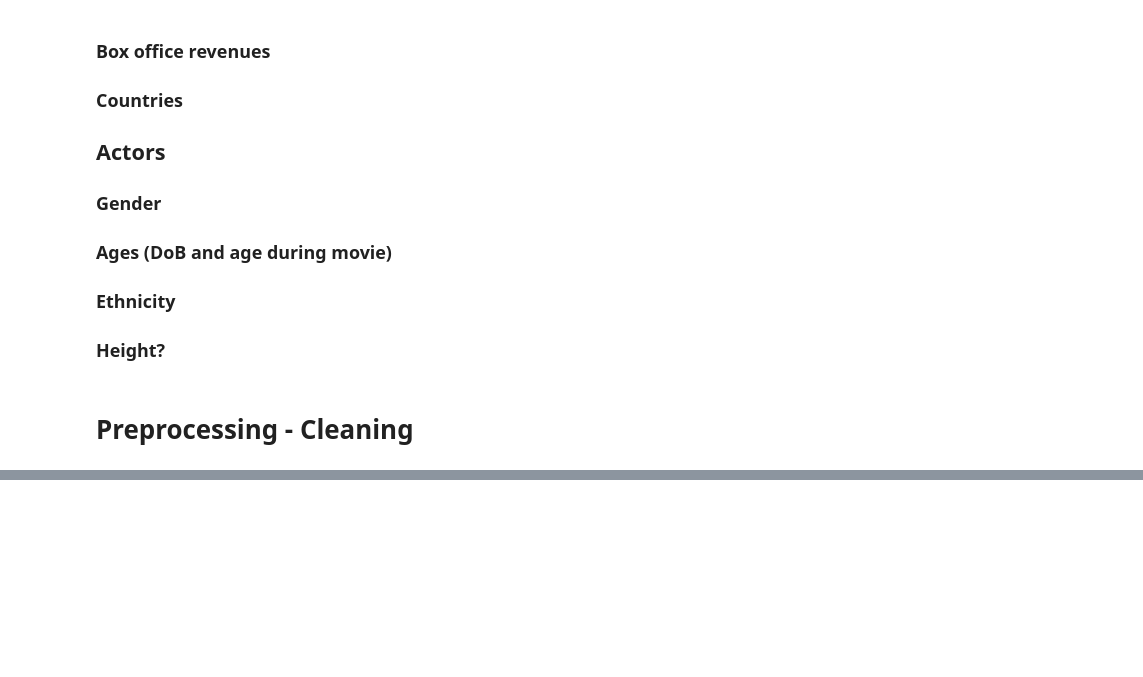
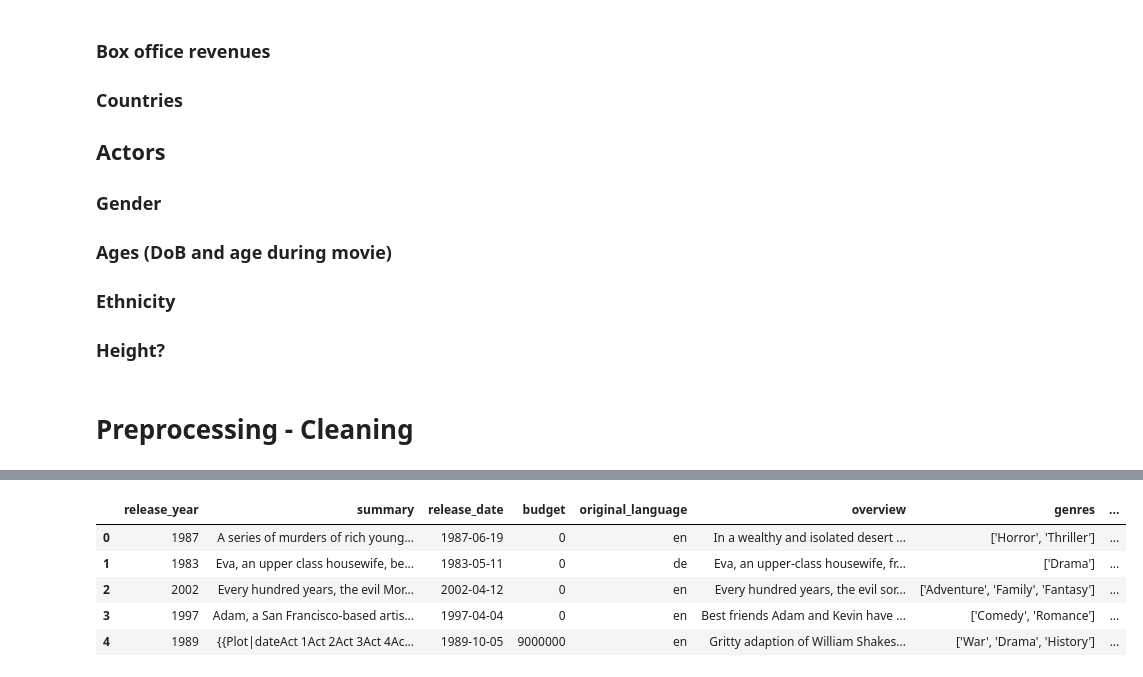
Before and after one commit to epfl-ada/ada-2024-project-databand, a Jupyter notebook: data_overview.ipynb, the cells around one changed output, grey strips where cells are left out. Drawn from its saved outputs; the diff is of its cells as text; code cells hidden in the pictures; blank space fills up the shorter version.

```diff
--- a/data_overview.ipynb
+++ b/data_overview.ipynb
@@ -195,0 +276,9 @@ Name: Lang names, dtype: object
+# %%
+df_combined.head()
+# %% [output]
+|  | release_year | summary | release_date | budget | original_language | overview | genres | ... |
+| 0 | 1987 | A series of murders of rich young... | 1987-06-19 | 0 | en | In a wealthy and isolated desert ... | ['Horror', 'Thriller'] | ... |
+| 1 | 1983 | Eva, an upper class housewife, be... | 1983-05-11 | 0 | de | Eva, an upper-class housewife, fr... | ['Drama'] | ... |
+| 2 | 2002 | Every hundred years, the evil Mor... | 2002-04-12 | 0 | en | Every hundred years, the evil sor... | ['Adventure', 'Family', 'Fantasy'] | ... |
+| 3 | 1997 | Adam, a San Francisco-based artis... | 1997-04-04 | 0 | en | Best friends Adam and Kevin have ... | ['Comedy', 'Romance'] | ... |
+| 4 | 1989 | {{Plot|dateAct 1Act 2Act 3Act 4Ac... | 1989-10-05 | 9000000 | en | Gritty adaption of William Shakes... | ['War', 'Drama', 'History'] | ... |
```
Also changed, not shown: parts of 14 cells of this notebook, 2 other files.
